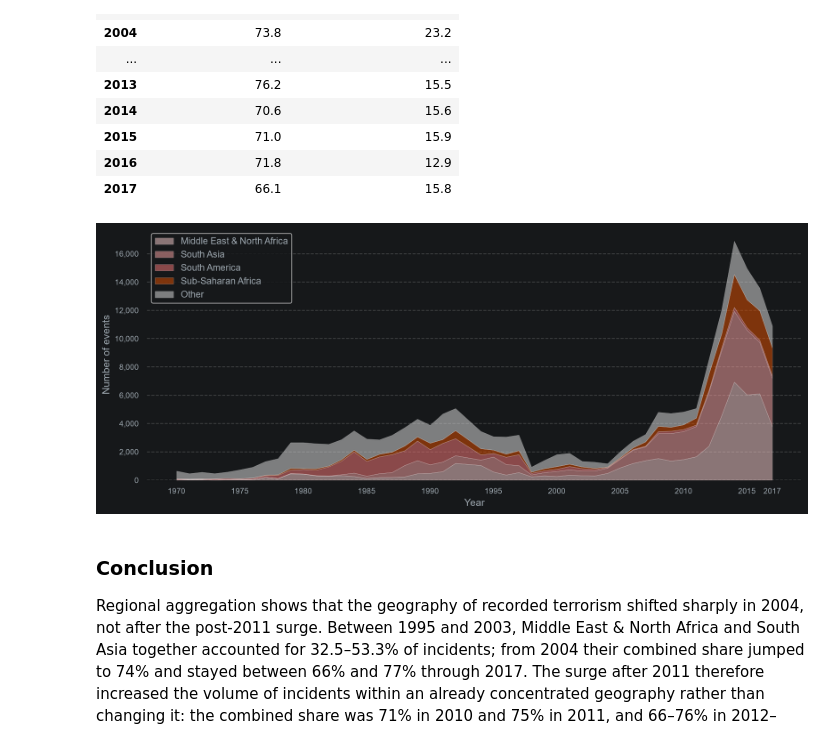
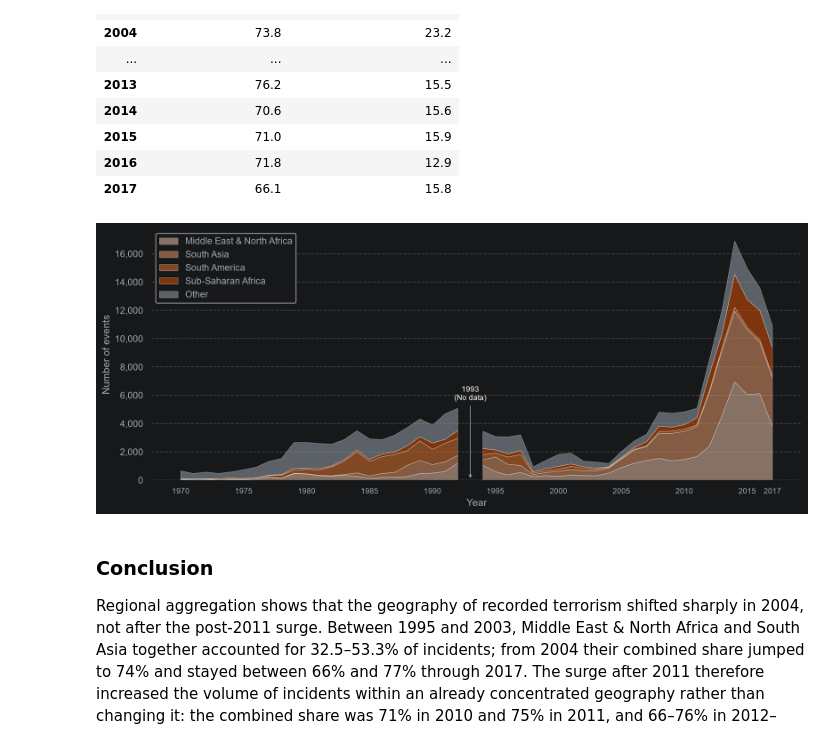
Before and after one commit to Olha-Kes/terrorism_hotspots, a Jupyter notebook: notebooks/eda_terrorism_hotspots.ipynb, the cells around one changed output. Drawn from its saved outputs; the diff is of its cells as text; code cells hidden in the pictures.

```diff
--- a/notebooks/eda_terrorism_hotspots.ipynb
+++ b/notebooks/eda_terrorism_hotspots.ipynb
@@ -467,7 +450,11 @@ region_trend = df_clean.groupby(["iyear", "region_txt"]).size().reset_index(name
 top4 = region_trend.groupby("region_txt")["count"].sum().nlargest(4).index
 region_trend["region_group"] = region_trend["region_txt"].where(region_trend["region_txt"].isin(top4), "Other")
 
-wide = region_trend.groupby(["iyear", "region_group"])["count"].sum().unstack(fill_value=0)
+wide = (region_trend.groupby(["iyear", "region_group"])["count"]
+        .sum()
+        .unstack(fill_value=0)
+        .reindex(range(1970,2018))
+)
 order = wide.drop(columns="Other").sum().sort_values(ascending=False).index.tolist() + ["Other"]
 wide = wide[order]
 
@@ -503,21 +490,30 @@ shares.loc[1995:]
 | 2016 | 71.8 | 12.9 |
 | 2017 | 66.1 | 15.8 |
 # %%
-colors = ["#ffd2d2", "#ffa6a6", "#ff7a7a", "#e65100", "#E5E5E5"]
-
+df, colors_list = prepare_stacked_data(wide)
 fig, ax = plt.subplots(figsize=(12, 5))
-ax.stackplot(wide.index, wide.T.values, labels=wide.columns, colors=colors, alpha=0.5, edgecolor="#ffffff", linewidth=0.3)
+ax.stackplot(wide.index, wide.T.values, labels=wide.columns, colors=colors_list, alpha=0.5, linewidth=0.5)
 ax.set_xlabel("Year")
 ax.set_ylabel("Number of events")
 ax.legend(loc="upper left")
+ax.annotate(
+    "1993\n(No data)",
+    color="white",
+    xy=(1993, 50),
+    xytext=(0, 95),
+    textcoords="offset points",
+    ha="center",
+    fontsize=9,
+    arrowprops=dict(arrowstyle="->", connectionstyle="arc3", lw=0.5),
+)
 ax.set_xticks(years)
 fmt_axis(ax)
 
 plt.tight_layout()
 fig.savefig(output_dir / "Terrorist Activities within regions(1970–2017).png", dpi=300)
 plt.show()
 # %% [output]
-[figure, old version]
+[figure, new version]
 # %% [markdown]
 ### Conclusion
 Regional aggregation shows that the geography of recorded terrorism shifted sharply in 2004, not after the post-2011 surge. Between 1995 and 2003, Middle East & North Africa and South Asia together accounted for 32.5–53.3% of incidents; from 2004 their combined share jumped to 74% and stayed between 66% and 77% through 2017. The surge after 2011 therefore increased the volume of incidents within an already concentrated geography rather than changing it: the combined share was 71% in 2010 and 75% in 2011, and 66–76% in 2012–2017. Before 2004 the distribution was more fragmented: South America and the lower-volume regions grouped as "Other" held 39–59% of incidents in 1995–2003, versus no more than 24% from 2004 onward.
```
Also changed, not shown: parts of 19 cells of this notebook, 7 other files.
